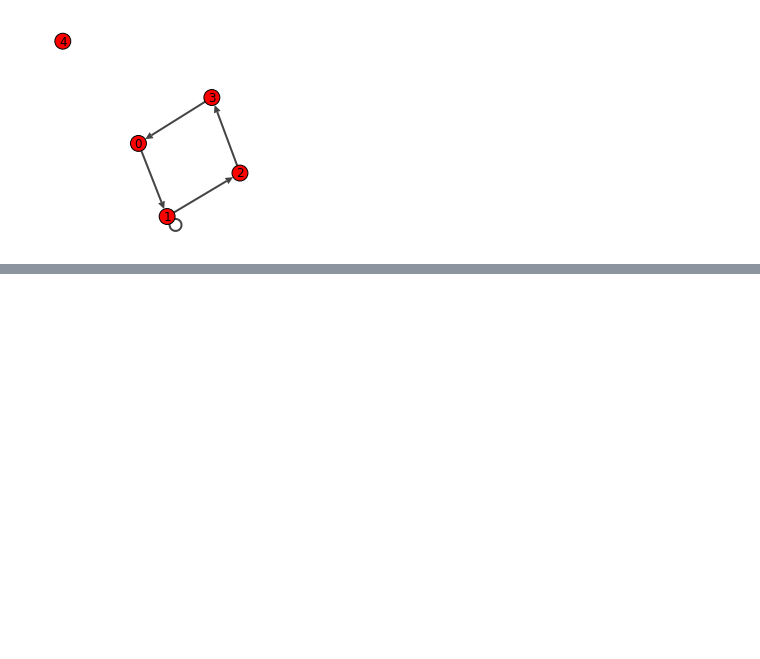
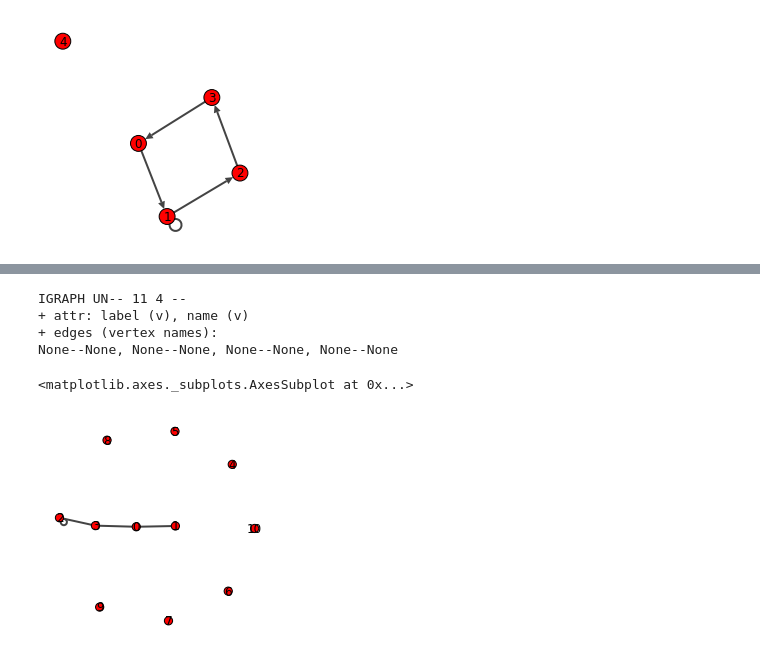
Before and after one commit to WandersonGustavo/Imersao_Alura, a Jupyter notebook: DataScience3.ipynb, the cells around one changed output, grey strips where cells are left out. Cells and saved outputs as stored; diff of their text form; code cells hidden in the pictures; blank space fills up the shorter version.

```diff
--- a/DataScience3.ipynb
+++ b/DataScience3.ipynb
@@ -1820,0 +1899,16 @@ plot(grafo4,target=plt.axes())
+# %%
+# Adicionando vértices e arestas por meio das funções add_vertices e add_vertex
+grafo3 = Graph(directed = False)
+grafo3.add_vertices(10)
+grafo3.add_vertex(16) #add apenas 1 vertice
+grafo3.add_edges([(0,1),(2,2),(2,3),(3,0)]) #4 arestas definida
+grafo3.vs['label'] = range(grafo3.vcount())
+print(grafo3)
+plot(grafo3,target=plt.axes())
+# %% [output]
+IGRAPH UN-- 11 4 --
++ attr: label (v), name (v)
++ edges (vertex names):
+None--None, None--None, None--None, None--None
+<matplotlib.axes._subplots.AxesSubplot at 0x...>
+[figure, added]
```
Also changed, not shown: parts of 58 cells of this notebook.
